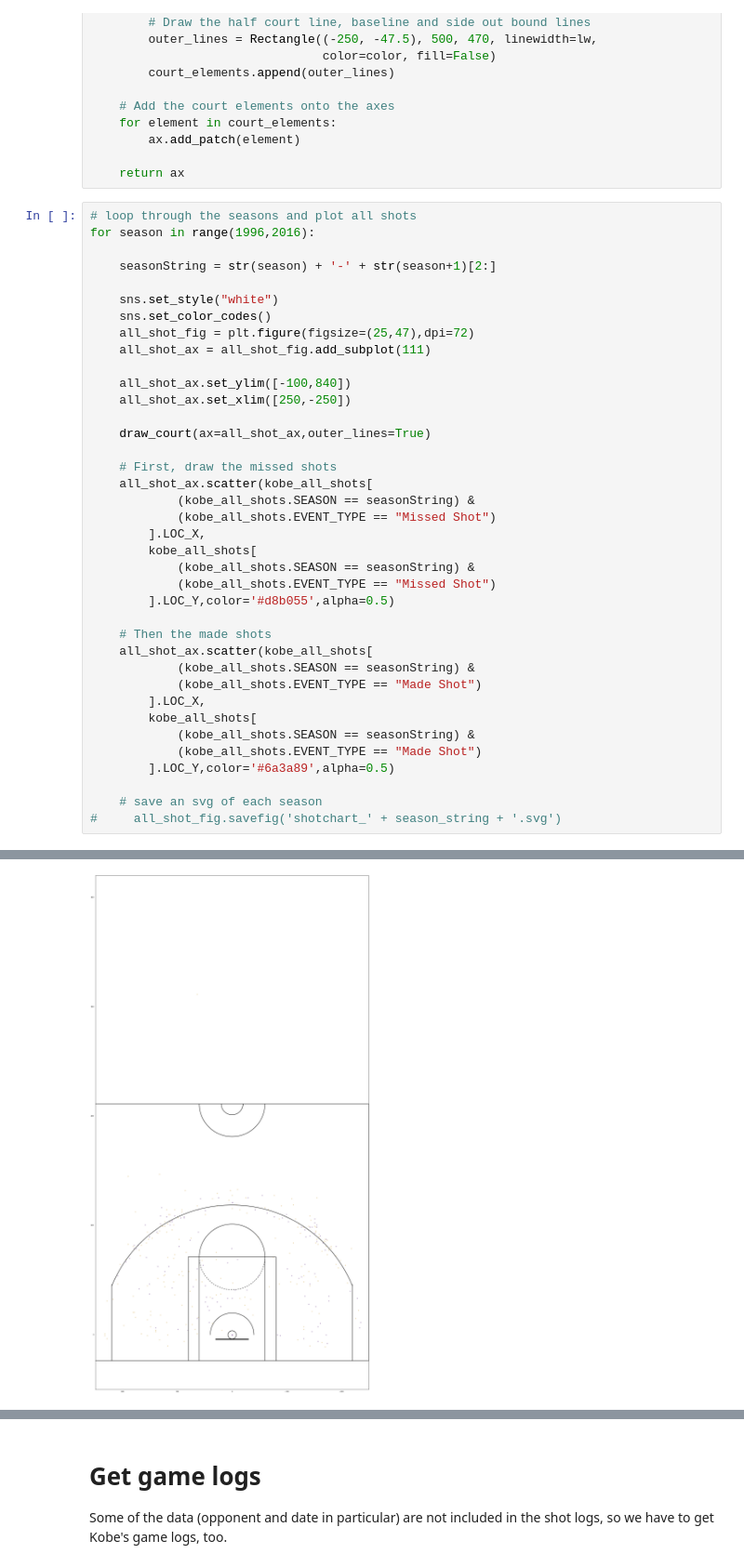
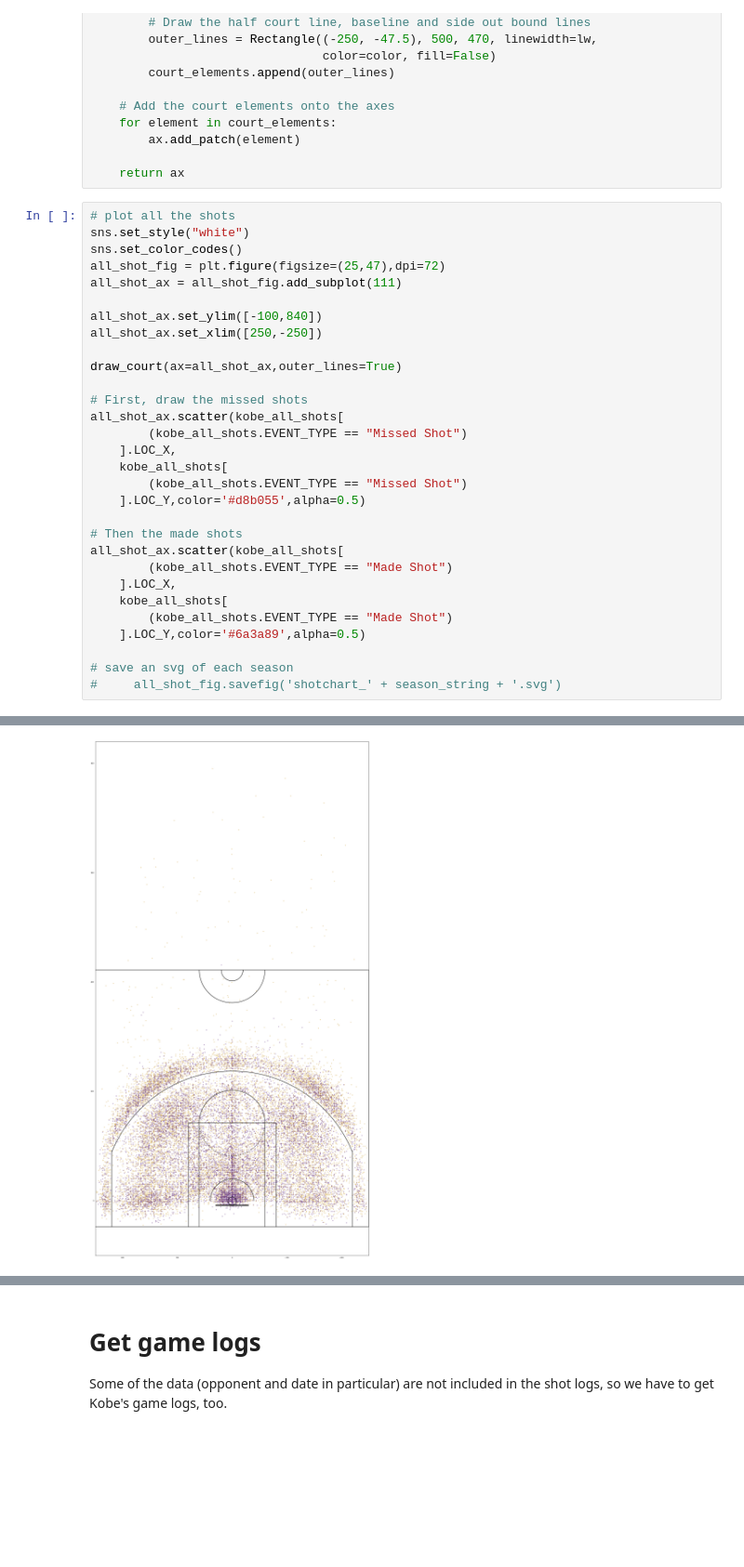
Before and after one commit to datadesk/kobe-every-shot-ever, a Jupyter notebook: kobe-every-shot-ever.ipynb, the cells around one changed output, grey strips where cells are left out. Shown at 93% size. Saved outputs shown, nothing was run; the diff lists cells and outputs as text; blank space fills up the shorter version.

```diff
--- a/kobe-every-shot-ever.ipynb
+++ b/kobe-every-shot-ever.ipynb
@@ -180,41 +180,33 @@ def draw_court(ax=None, color='black', lw=2, outer_lines=False):
 
     return ax
 # %%
-# loop through the seasons and plot all shots
-for season in range(1996,2016):
+# plot all the shots
+sns.set_style("white")
+sns.set_color_codes()
+all_shot_fig = plt.figure(figsize=(25,47),dpi=72)
+all_shot_ax = all_shot_fig.add_subplot(111)
 
-    seasonString = str(season) + '-' + str(season+1)[2:]
+all_shot_ax.set_ylim([-100,840])
+all_shot_ax.set_xlim([250,-250])
 
-    sns.set_style("white")
-    sns.set_color_codes()
-    all_shot_fig = plt.figure(figsize=(25,47),dpi=72)
-    all_shot_ax = all_shot_fig.add_subplot(111)
+draw_court(ax=all_shot_ax,outer_lines=True)
 
-    all_shot_ax.set_ylim([-100,840])
-    all_shot_ax.set_xlim([250,-250])
+# First, draw the missed shots
+all_shot_ax.scatter(kobe_all_shots[
+        (kobe_all_shots.EVENT_TYPE == "Missed Shot")
+    ].LOC_X,
+    kobe_all_shots[
+        (kobe_all_shots.EVENT_TYPE == "Missed Shot")
+    ].LOC_Y,color='#d8b055',alpha=0.5)
 
-    draw_court(ax=all_shot_ax,outer_lines=True)
+# Then the made shots
+all_shot_ax.scatter(kobe_all_shots[
+        (kobe_all_shots.EVENT_TYPE == "Made Shot")
+    ].LOC_X,
+    kobe_all_shots[
+        (kobe_all_shots.EVENT_TYPE == "Made Shot")
+    ].LOC_Y,color='#6a3a89',alpha=0.5)
 
-    # First, draw the missed shots
-    all_shot_ax.scatter(kobe_all_shots[
-            (kobe_all_shots.SEASON == seasonString) &
-            (kobe_all_shots.EVENT_TYPE == "Missed Shot")
-        ].LOC_X,
-        kobe_all_shots[
-            (kobe_all_shots.SEASON == seasonString) &
-            (kobe_all_shots.EVENT_TYPE == "Missed Shot")
-        ].LOC_Y,color='#d8b055',alpha=0.5)
-
-    # Then the made shots
-    all_shot_ax.scatter(kobe_all_shots[
-            (kobe_all_shots.SEASON == seasonString) &
-            (kobe_all_shots.EVENT_TYPE == "Made Shot")
-        ].LOC_X,
-        kobe_all_shots[
-            (kobe_all_shots.SEASON == seasonString) &
-            (kobe_all_shots.EVENT_TYPE == "Made Shot")
-        ].LOC_Y,color='#6a3a89',alpha=0.5)
-
-    # save an svg of each season
+# save an svg of each season
 #     all_shot_fig.savefig('shotchart_' + season_string + '.svg')
 # %% [output]
@@ -221 +214 @@ for season in range(1996,2016):
-[figure, old version]
+[figure, new version]
```
Also changed, not shown: parts of 1 cell of this notebook, 1 other file.
